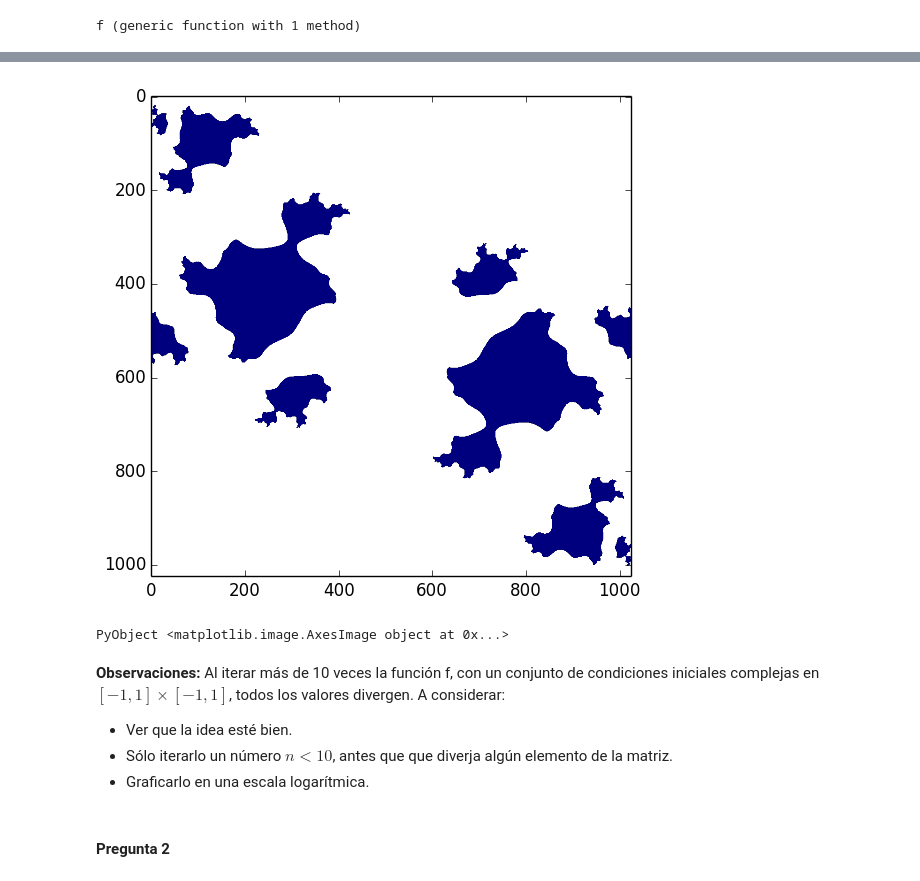
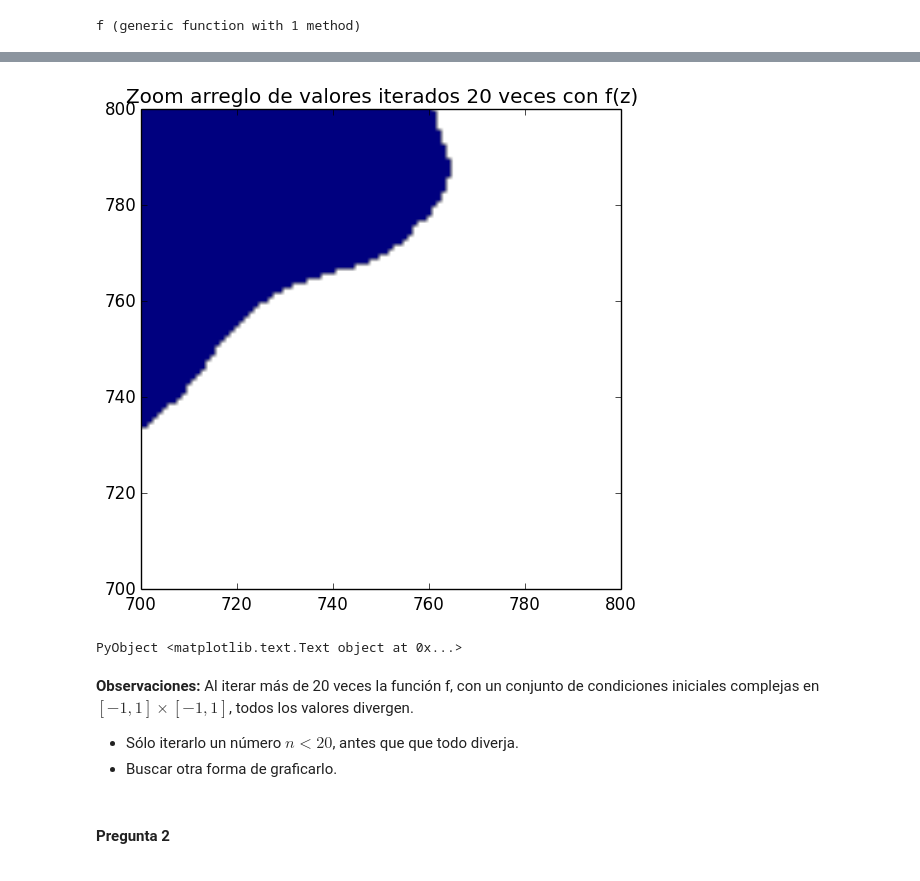
Before and after one commit to lbenet/2017-1_TSFisComp, a Jupyter notebook: tareas/claudio/Tarea_02_Miguel_Raz_Claudio_Pierard.ipynb, the cells around one changed output, grey strips where cells are left out. Drawn from its saved outputs; the diff is of its cells as text; code cells hidden in the pictures.

Commit message:
Hago mapeo del ejercicio 2 y termino de graficar ejercicio 1 y 2.

```diff
--- a/tareas/claudio/Tarea_02_Miguel_Raz_Claudio_Pierard.ipynb
+++ b/tareas/claudio/Tarea_02_Miguel_Raz_Claudio_Pierard.ipynb
@@ -109,13 +111,16 @@ PyObject <matplotlib.image.AxesImage object at 0x...>
-# %%
-imshow(real(Zf))
-# %% [output]
-[figure, removed]
-PyObject <matplotlib.image.AxesImage object at 0x...>
+# %%
+imshow(imag(Zf))
+ylim(700,800)
+xlim(700,800)
+title("Zoom arreglo de valores iterados 20 veces con f(z)")
+# %% [output]
+[figure, added]
+PyObject <matplotlib.text.Text object at 0x...>
 # %% [markdown]
-**Observaciones:** Al iterar más de 10 veces la función f, con un conjunto de condiciones iniciales complejas en $[-1,1]\times [-1,1]$, todos los valores divergen. A considerar:
-- Ver que la idea esté bien.
-- Sólo iterarlo un número $n < 10$, antes que que diverja algún elemento de la matriz.
-- Graficarlo en una escala logarítmica.
+**Observaciones:** Al iterar más de 20 veces la función f, con un conjunto de condiciones iniciales complejas en $[-1,1]\times [-1,1]$, todos los valores divergen.
+
+- Sólo iterarlo un número $n < 20$, antes que que todo diverja.
+- Buscar otra forma de graficarlo.
 # %% [markdown]
 #### Pregunta 2
 # %%
```
Also changed, not shown: parts of 12 cells of this notebook.
